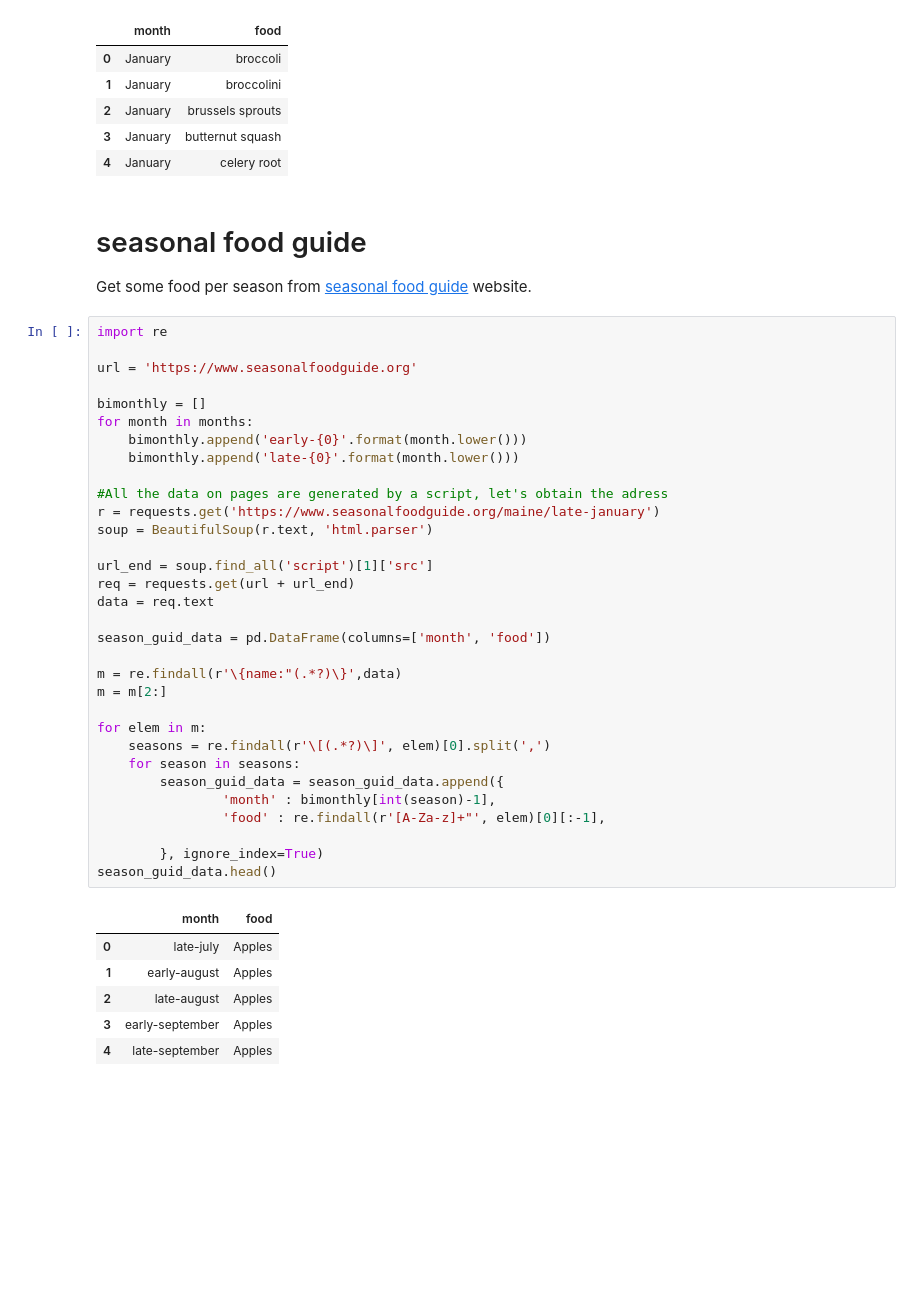
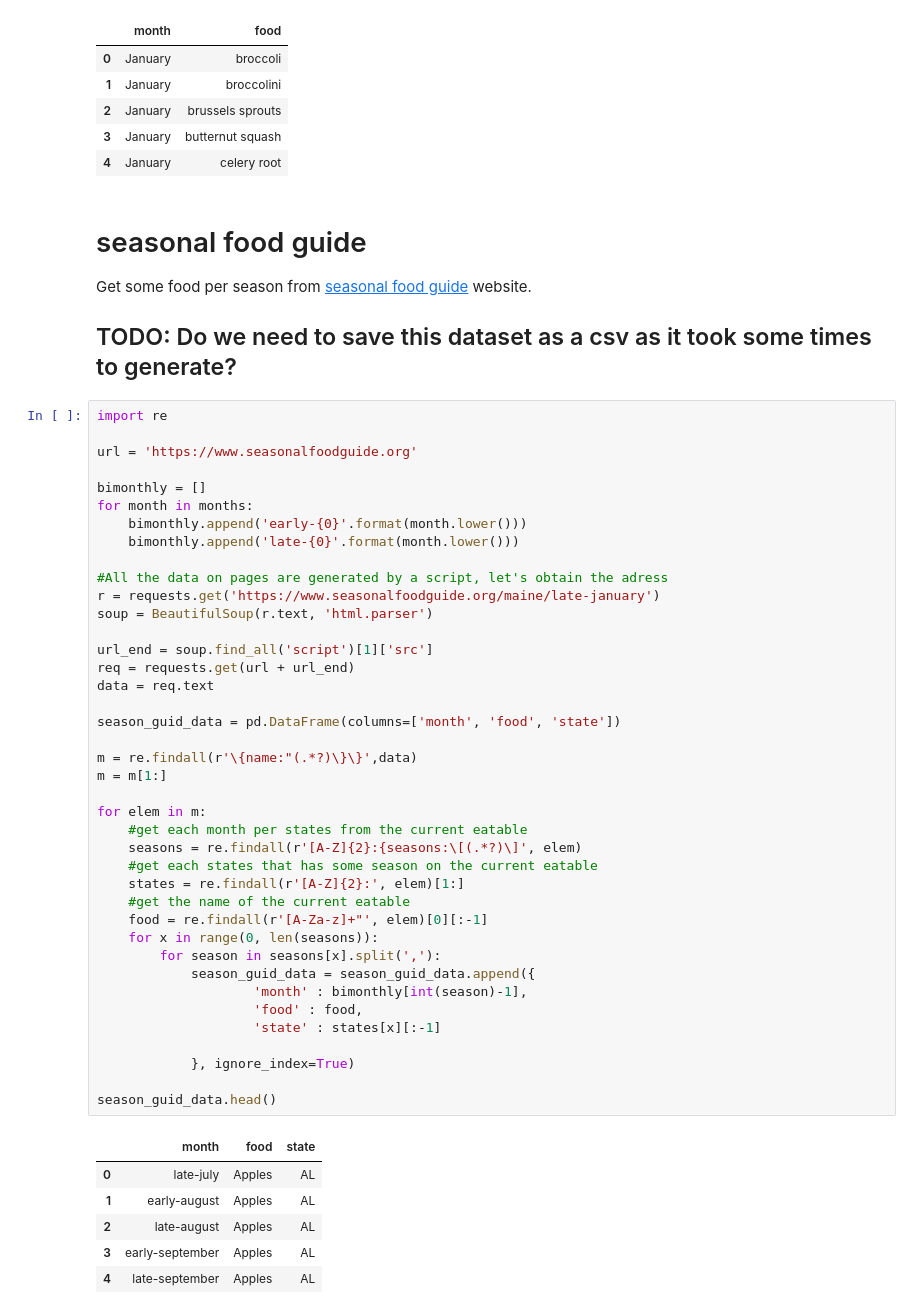
Before and after one commit to csbenz/ada, a Jupyter notebook: project/Project_test.ipynb, the cells around one changed output. Saved outputs shown, nothing was run; the diff lists cells and outputs as text; blank space fills up the shorter version.

Commit message:
fix the seasonal food guid dataset to have correct data and also states

```diff
--- a/project/Project_test.ipynb
+++ b/project/Project_test.ipynb
@@ -60,42 +60,52 @@ eat_season_data.head()
 # %% [markdown]
 # seasonal food guide
 Get some food per season from [seasonal food guide](https://www.seasonalfoodguide.org/) website.
+
+## TODO: Do we need to save this dataset as a csv as it took some times to generate?
 # %%
 import re
 
 url = 'https://www.seasonalfoodguide.org'
 
 bimonthly = []
 for month in months:
     bimonthly.append('early-{0}'.format(month.lower()))
     bimonthly.append('late-{0}'.format(month.lower()))
 
 #All the data on pages are generated by a script, let's obtain the adress
 r = requests.get('https://www.seasonalfoodguide.org/maine/late-january')
 soup = BeautifulSoup(r.text, 'html.parser')
 
 url_end = soup.find_all('script')[1]['src']
 req = requests.get(url + url_end)
 data = req.text
 
-season_guid_data = pd.DataFrame(columns=['month', 'food'])
+season_guid_data = pd.DataFrame(columns=['month', 'food', 'state'])
 
-m = re.findall(r'\{name:"(.*?)\}',data)
-m = m[2:]
+m = re.findall(r'\{name:"(.*?)\}\}',data)
+m = m[1:]
 
 for elem in m:
-    seasons = re.findall(r'\[(.*?)\]', elem)[0].split(',')
-    for season in seasons:
-        season_guid_data = season_guid_data.append({
-                'month' : bimonthly[int(season)-1],
-                'food' : re.findall(r'[A-Za-z]+"', elem)[0][:-1],
+    #get each month per states from the current eatable
+    seasons = re.findall(r'[A-Z]{2}:{seasons:\[(.*?)\]', elem)
+    #get each states that has some season on the current eatable
+    states = re.findall(r'[A-Z]{2}:', elem)[1:]
+    #get the name of the current eatable
+    food = re.findall(r'[A-Za-z]+"', elem)[0][:-1]
+    for x in range(0, len(seasons)):
+        for season in seasons[x].split(','):
+            season_guid_data = season_guid_data.append({
+                    'month' : bimonthly[int(season)-1],
+                    'food' : food,
+                    'state' : states[x][:-1]
 
-        }, ignore_index=True)
+            }, ignore_index=True)
+
 season_guid_data.head()
 # %% [output]
-|  | month | food |
-| 0 | late-july | Apples |
-| 1 | early-august | Apples |
-| 2 | late-august | Apples |
-| 3 | early-september | Apples |
-| 4 | late-september | Apples |
+|  | month | food | state |
+| 0 | late-july | Apples | AL |
+| 1 | early-august | Apples | AL |
+| 2 | late-august | Apples | AL |
+| 3 | early-september | Apples | AL |
+| 4 | late-september | Apples | AL |
```
Also changed, not shown: parts of 2 cells of this notebook.
